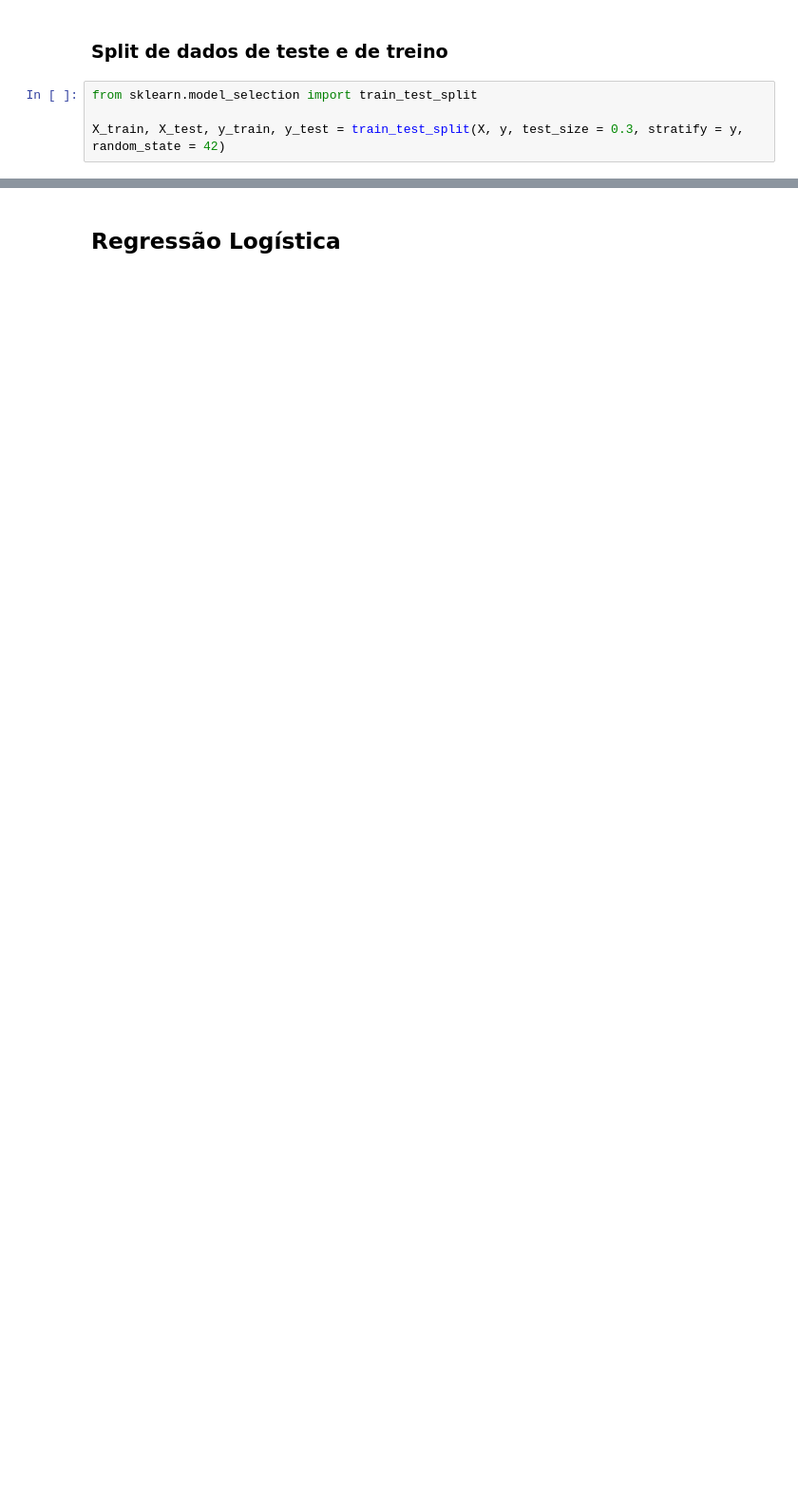
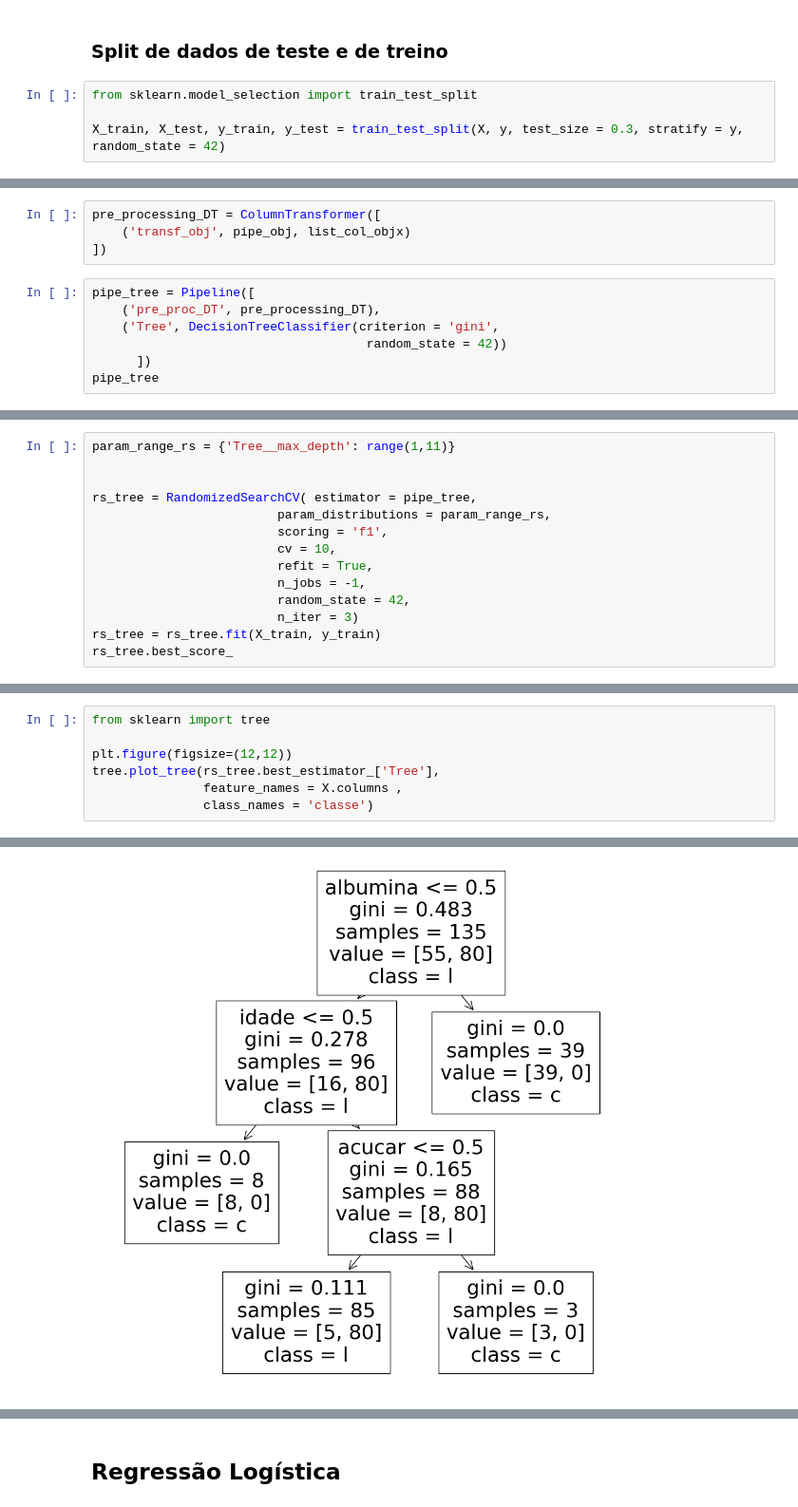
Before and after one commit to bbastos1310/projeto_mod5, a Jupyter notebook: projeto_modulo5.ipynb, the cells around one changed output, grey strips where cells are left out. Shown at 95% size. Cells and saved outputs as stored; diff of their text form; blank space fills up the shorter version.

```diff
--- a/projeto_modulo5.ipynb
+++ b/projeto_modulo5.ipynb
@@ -450,0 +484,11 @@ from sklearn.decomposition import PCA
+# %%
+pre_processing_DT = ColumnTransformer([
+    ('transf_obj', pipe_obj, list_col_objx)
+])
+# %%
+pipe_tree = Pipeline([
+    ('pre_proc_DT', pre_processing_DT),
+    ('Tree', DecisionTreeClassifier(criterion = 'gini',
+                                     random_state = 42))
+      ])
+pipe_tree
@@ -450,0 +597,14 @@ from sklearn.decomposition import PCA
+# %%
+param_range_rs = {'Tree__max_depth': range(1,11)}
+
+
+rs_tree = RandomizedSearchCV( estimator = pipe_tree,
+                         param_distributions = param_range_rs,
+                         scoring = 'f1',
+                         cv = 10,
+                         refit = True,
+                         n_jobs = -1,
+                         random_state = 42,
+                         n_iter = 3)
+rs_tree = rs_tree.fit(X_train, y_train)
+rs_tree.best_score_
@@ -450,0 +633,8 @@ from sklearn.decomposition import PCA
+# %%
+from sklearn import tree
+
+plt.figure(figsize=(12,12))
+tree.plot_tree(rs_tree.best_estimator_['Tree'],
+               feature_names = X.columns ,
+               class_names = 'classe')
+# %% [output]
@@ -450,0 +648 @@ from sklearn.decomposition import PCA
+[figure, added]
```
Also changed, not shown: parts of 56 cells of this notebook.
